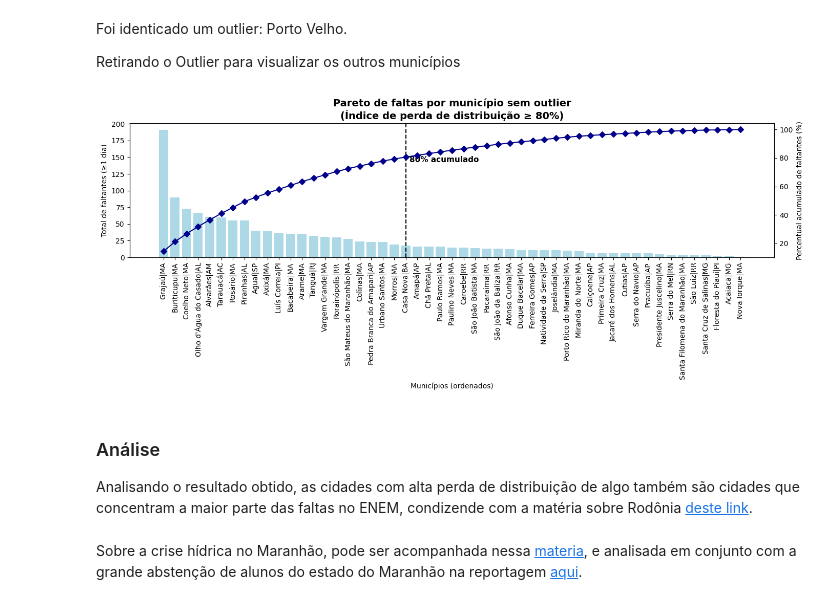
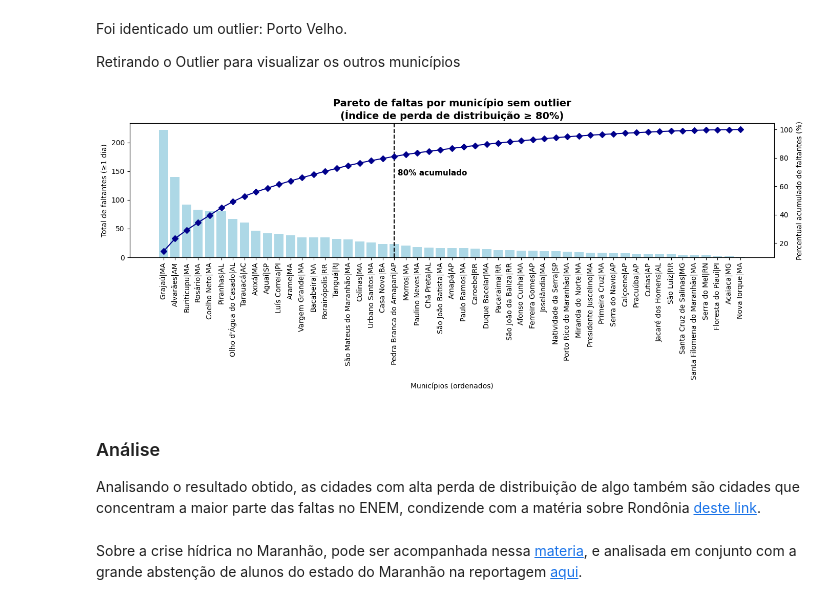
Before and after one commit to enzosakamoto/ecm514-projeto-I, a Jupyter notebook: src/IMT_Projeto_S1_enzo_joao_pedro_rafael_vitor.ipynb, the cells around one changed output. Saved outputs shown, nothing was run; the diff lists cells and outputs as text; code cells hidden in the pictures.

```diff
--- a/src/IMT_Projeto_S1_enzo_joao_pedro_rafael_vitor.ipynb
+++ b/src/IMT_Projeto_S1_enzo_joao_pedro_rafael_vitor.ipynb
@@ -394,7 +397,7 @@ df_q2["NAO_COMPARECEU_PELO_MENOS_1_DIA"] = (
 )
 
 df_q2_group = (
-    df_q2[df_q2.NAO_COMPARECEU_PELO_MENOS_1_DIA]
+    df_q2
     .groupby(["CO_MUNICIPIO_ESC", "NO_MUNICIPIO_ESC", "SG_UF_ESC"])
     .agg(
         NAO_COMPARECEU_PELO_MENOS_1_DIA_COUNT=(
@@ -519,38 +522,38 @@ ymax = ax.get_ylim()[1]
 ax.axvline(x=x_80, linestyle="--", color="black")
 ax.text(
     x_80 + 0.3,
-    ymax * 0.7,
+    ymax * 0.6,
     r"80% acumulado",
     va="bottom",
     ha="left",
     fontdict={"size": 11, "weight": "bold"},
 )
 
 ax.set_xticks(range(len(df_plot)))
 ax.set_xticklabels(df_plot["NO_MUNICIPIO_ESC"] + "|" + df_plot["SG_UF_ESC"], rotation=90)
 
 ax2 = ax.twinx()
 ax2.plot(
     df_plot["NO_MUNICIPIO_ESC"],
     df_plot["CUMULATIVE_PERCENT"],
     marker="D",
     linestyle="-",
     color="darkblue",
 )
 ax2.set_ylabel("Percentual acumulado de faltantes (%)")
 
 plt.title(
     "Pareto de faltas por município sem outlier\n(Índice de perda de distribuição ≥ 80%)",
     fontsize=14,
     fontdict={"weight": "bold"},
 )
 plt.tight_layout()
 plt.show()
 # %% [output]
-[figure, old version]
+[figure, new version]
 # %% [markdown]
 ### Análise
-Analisando o resultado obtido, as cidades com alta perda de distribuição de algo também são cidades que concentram a maior parte das faltas no ENEM, condizende com a matéria sobre Rodônia [deste link](https://g1.globo.com/ro/rondonia/noticia/2021/01/18/rondonia-e-o-estado-com-mais-abstencoes-no-enem-feito-em-meio-a-pandemia-645percent-faltaram.ghtml).
+Analisando o resultado obtido, as cidades com alta perda de distribuição de algo também são cidades que concentram a maior parte das faltas no ENEM, condizende com a matéria sobre Rondônia [deste link](https://g1.globo.com/ro/rondonia/noticia/2021/01/18/rondonia-e-o-estado-com-mais-abstencoes-no-enem-feito-em-meio-a-pandemia-645percent-faltaram.ghtml).
 # %% [markdown]
 Sobre a crise hídrica no Maranhão, pode ser acompanhada nessa [materia](https://tratabrasil.org.br/maranhao-apresenta-indices-muito-alto-em-perdas-de-agua-e-baixo-acesso-ao-saneamento-basico/#:~:text=Apenas%2013%2C1%25%20das%20pessoas,Saneamento%202021%2C%20lançado%20em%20março), e analisada em conjunto com a grande abstenção de alunos do estado do Maranhão na reportagem [aqui](https://www.opovo.com.br/noticias/brasil/2021/01/18/enem-2020--ceara-tem-quarta-maior-taxa-de-abstencao-no-nordeste.html).
 # %% [markdown]
```
Also changed, not shown: parts of 24 cells of this notebook, 1 other file.
